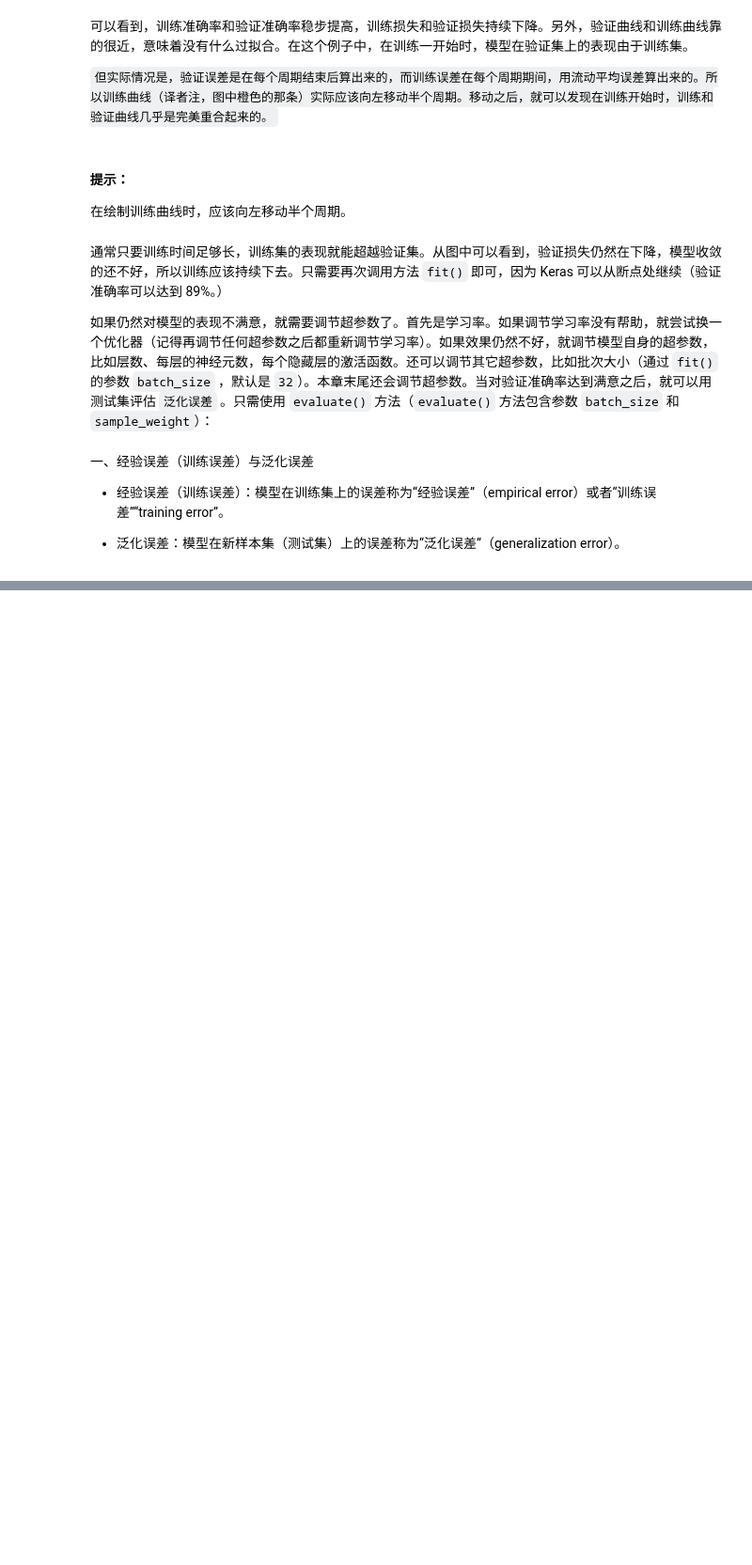
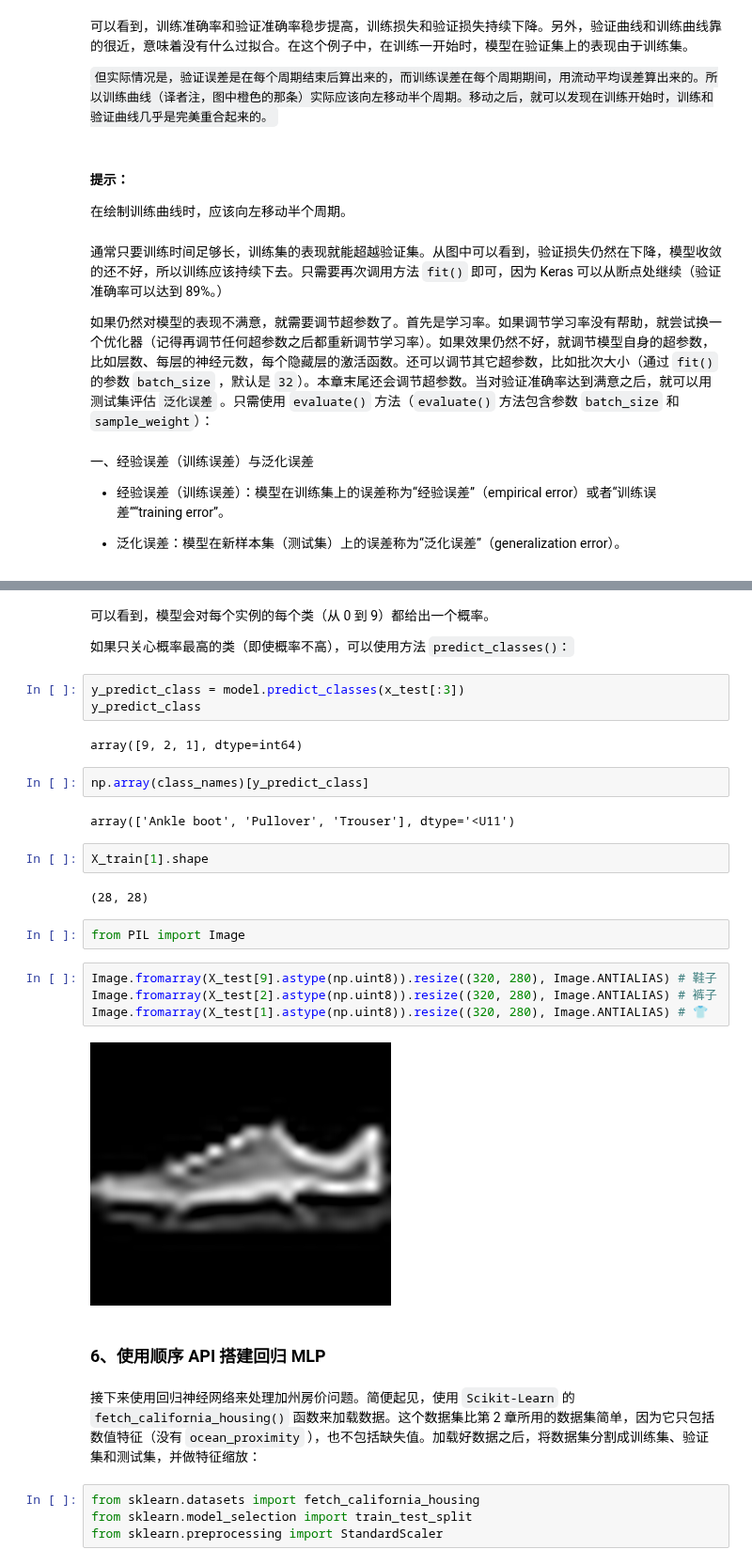
Before and after one commit to OneStepAndTwoSteps/Data_Analysis_notes, a Jupyter notebook: 3、Sklearn与TensorFlow机器学习实用指南/11、使用keras训练神经网络/十、使用 Keras 搭建人工神经网络.ipynb, the cells around one changed output, grey strips where cells are left out. Shown at 94% size. Saved outputs shown, nothing was run; the diff lists cells and outputs as text; blank space fills up the shorter version.

```diff
--- a/3、Sklearn与TensorFlow机器学习实用指南/11、使用keras训练神经网络/十、使用 Keras 搭建人工神经网络.ipynb
+++ b/3、Sklearn与TensorFlow机器学习实用指南/11、使用keras训练神经网络/十、使用 Keras 搭建人工神经网络.ipynb
@@ -237,0 +257,33 @@ plt.show()
+# %% [markdown]
+可以看到，模型会对每个实例的每个类（从 0 到 9）都给出一个概率。
+
+如果只关心概率最高的类（即使概率不高），可以使用方法 `predict_classes()：`
+# %%
+y_predict_class = model.predict_classes(x_test[:3])
+y_predict_class
+# %% [output]
+array([9, 2, 1], dtype=int64)
+# %%
+np.array(class_names)[y_predict_class]
+# %% [output]
+array(['Ankle boot', 'Pullover', 'Trouser'], dtype='<U11')
+# %%
+X_train[1].shape
+# %% [output]
+(28, 28)
+# %%
+from PIL import Image
+# %%
+Image.fromarray(X_test[9].astype(np.uint8)).resize((320, 280), Image.ANTIALIAS) # 鞋子
+Image.fromarray(X_test[2].astype(np.uint8)).resize((320, 280), Image.ANTIALIAS) # 裤子
+Image.fromarray(X_test[1].astype(np.uint8)).resize((320, 280), Image.ANTIALIAS) # 👕
+# %% [output]
+[figure, added]
+# %% [markdown]
+### 6、使用顺序 API 搭建回归 MLP
+# %% [markdown]
+接下来使用回归神经网络来处理加州房价问题。简便起见，使用 `Scikit-Learn` 的 `fetch_california_housing()` 函数来加载数据。这个数据集比第 2 章所用的数据集简单，因为它只包括数值特征（没有 `ocean_proximity` ），也不包括缺失值。加载好数据之后，将数据集分割成训练集、验证集和测试集，并做特征缩放：
+# %%
+from sklearn.datasets import fetch_california_housing
+from sklearn.model_selection import train_test_split
+from sklearn.preprocessing import StandardScaler
```
Also changed, not shown: parts of 86 cells of this notebook, 6 other files.
